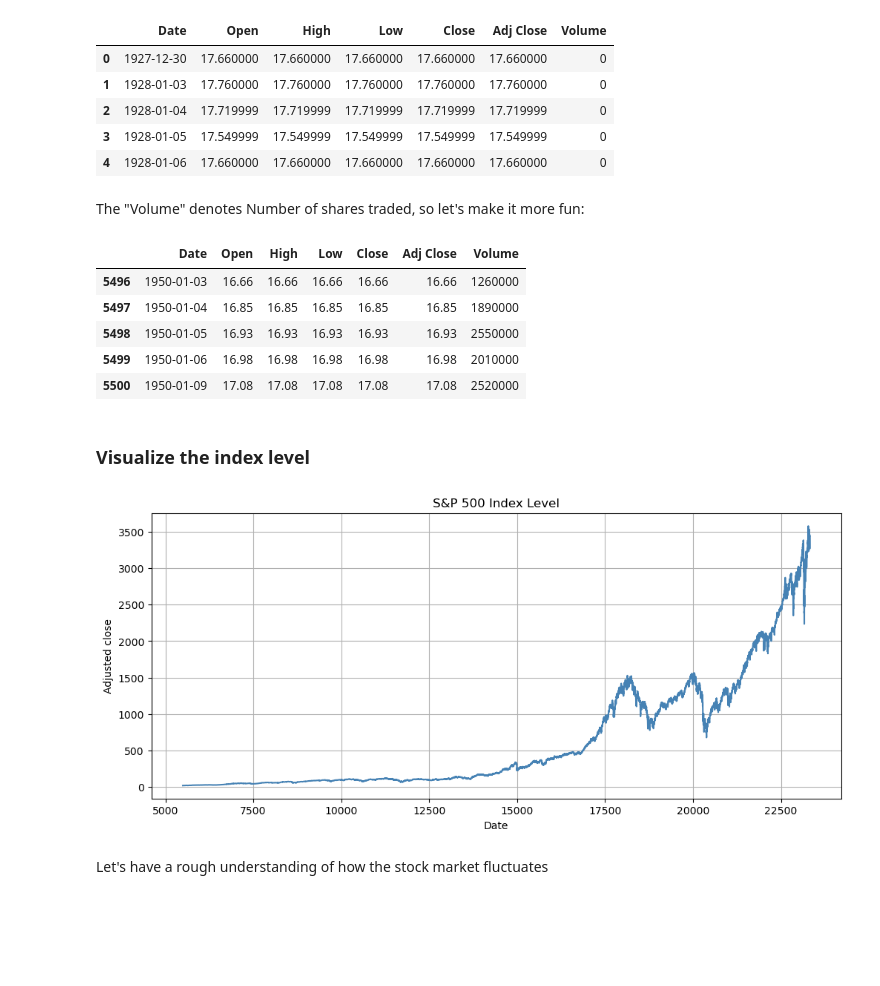
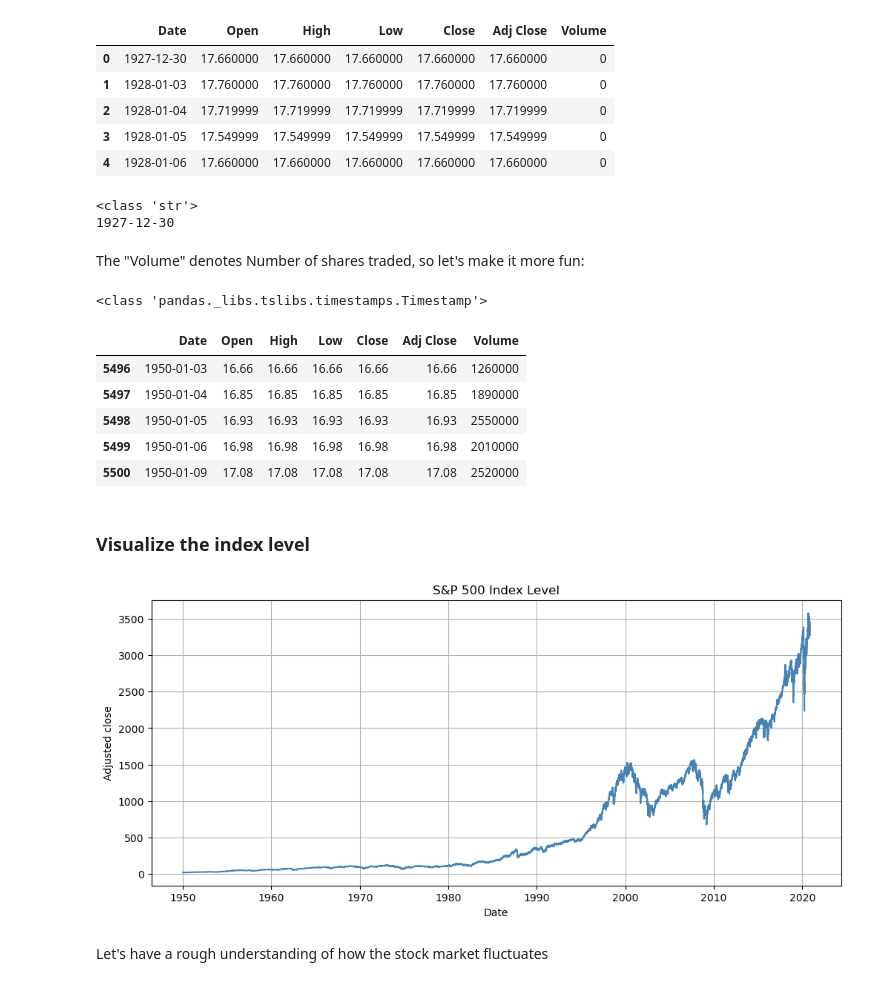
Before and after one commit to JustinTrenchcoat/ASDA_I_Materials, a Jupyter notebook: Probability_Financial_Data_Poisson_Markov_Chebyshev.ipynb, the cells around one changed output. Saved outputs shown, nothing was run; the diff lists cells and outputs as text; code cells hidden in the pictures; blank space fills up the shorter version.

```diff
--- a/Probability_Financial_Data_Poisson_Markov_Chebyshev.ipynb
+++ b/Probability_Financial_Data_Poisson_Markov_Chebyshev.ipynb
@@ -42,6 +42,12 @@ df.head()
 | 2 | 1928-01-04 | 17.719999 | 17.719999 | 17.719999 | 17.719999 | 17.719999 | 0 |
 | 3 | 1928-01-05 | 17.549999 | 17.549999 | 17.549999 | 17.549999 | 17.549999 | 0 |
 | 4 | 1928-01-06 | 17.660000 | 17.660000 | 17.660000 | 17.660000 | 17.660000 | 0 |
+# %%
+print(type(df["Date"][0]))
+print(df["Date"][0])
+# %% [output]
+<class 'str'>
+1927-12-30
 # %% [markdown]
 The "Volume" denotes Number of shares traded, so let's make it more fun:
 # %%
@@ -51,8 +57,10 @@ data = data.copy()
 
 data["Date"] = pd.to_datetime(data["Date"])
 data = data.sort_values("Date")
+print(type(data["Date"][5496]))
 data.head()
 # %% [output]
+<class 'pandas._libs.tslibs.timestamps.Timestamp'>
 |  | Date | Open | High | Low | Close | Adj Close | Volume |
 | 5496 | 1950-01-03 | 16.66 | 16.66 | 16.66 | 16.66 | 16.66 | 1260000 |
 | 5497 | 1950-01-04 | 16.85 | 16.85 | 16.85 | 16.85 | 16.85 | 1890000 |
@@ -63,13 +71,13 @@ data.head()
 ### Visualize the index level
 # %%
 fig, ax = plt.subplots(figsize=(12, 5))
-ax.plot(data.index, data["Adj Close"], c="steelblue")
+ax.plot(data["Date"], data["Adj Close"], c="steelblue")
 ax.set_title("S&P 500 Index Level")
 ax.set_xlabel("Date")
 ax.set_ylabel("Adjusted close")
 plt.show()
 # %% [output]
-[figure, old version]
+[figure, new version]
 # %% [markdown]
 Let's have a rough understanding of how the stock market fluctuates
 # %%
```
Also changed, not shown: parts of 18 cells of this notebook.
